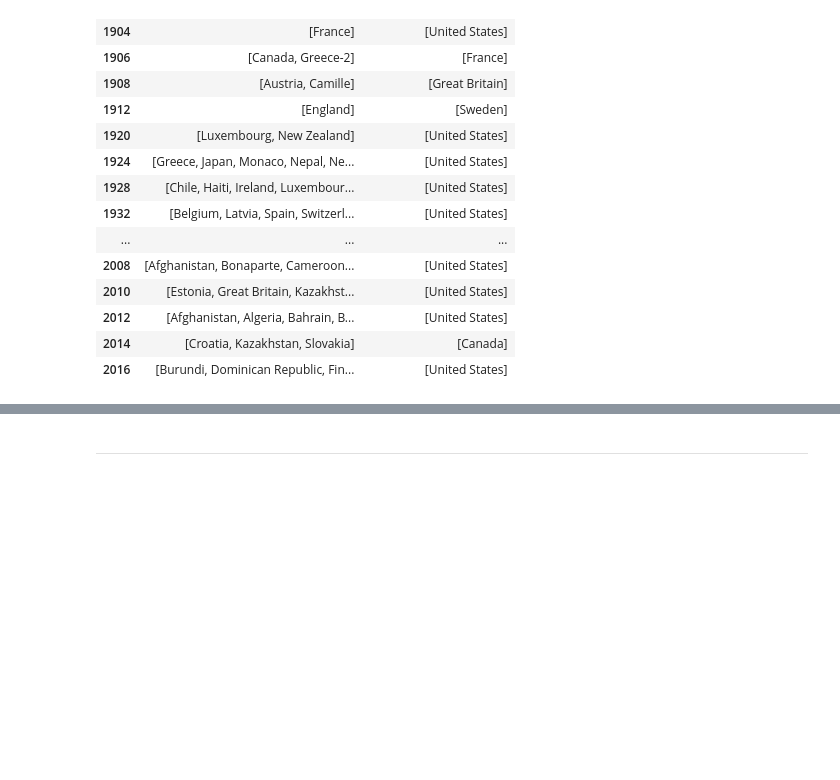
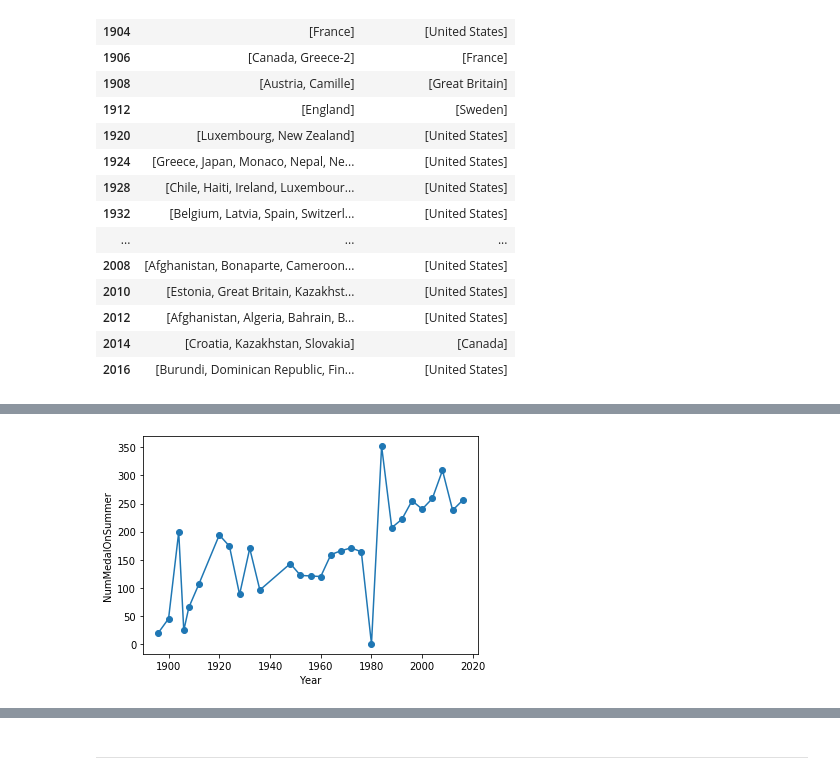
Before and after one commit to dtdung88/DSP-FinalProject, a Jupyter notebook: 1612908-DangTienDung.ipynb, the cells around one changed output, grey strips where cells are left out. Saved outputs shown, nothing was run; the diff lists cells and outputs as text; code cells hidden in the pictures; blank space fills up the shorter version.

```diff
--- a/1612908-DangTienDung.ipynb
+++ b/1612908-DangTienDung.ipynb
@@ -413,0 +464,6 @@ for year in list_years:
+# %%
+numMedalsSummer.plot.line(marker='o')
+plt.xlabel('Year')
+plt.ylabel('NumMedalOnSummer');
+# %% [output]
+[figure, added]
```
Also changed, not shown: parts of 23 cells of this notebook.
